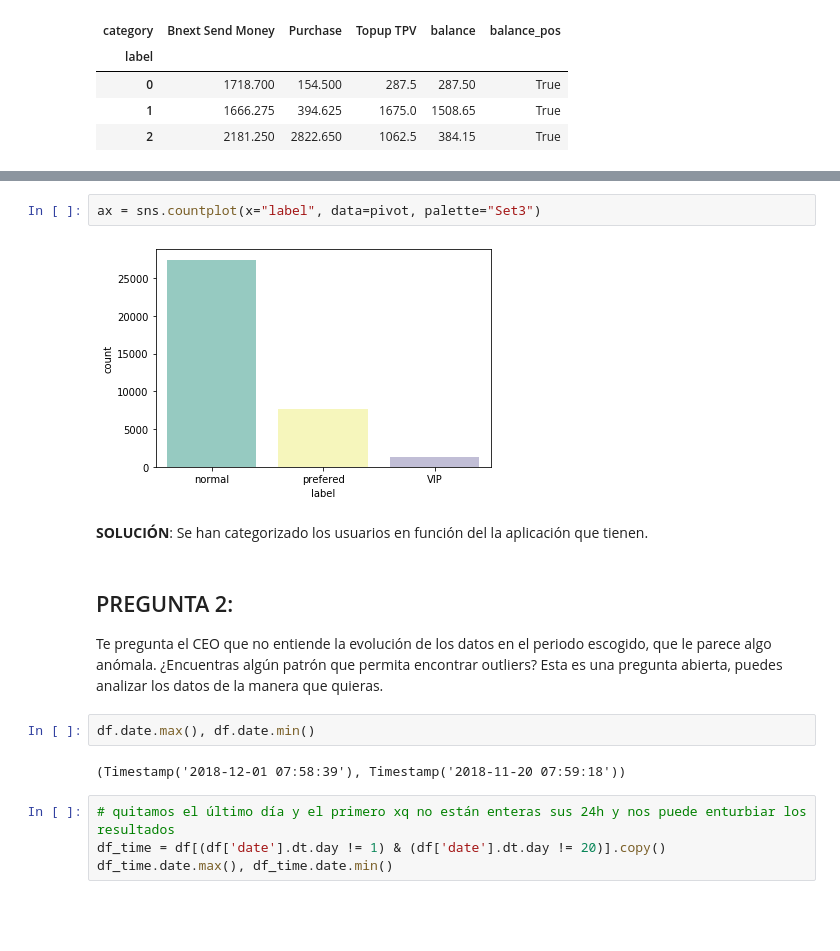
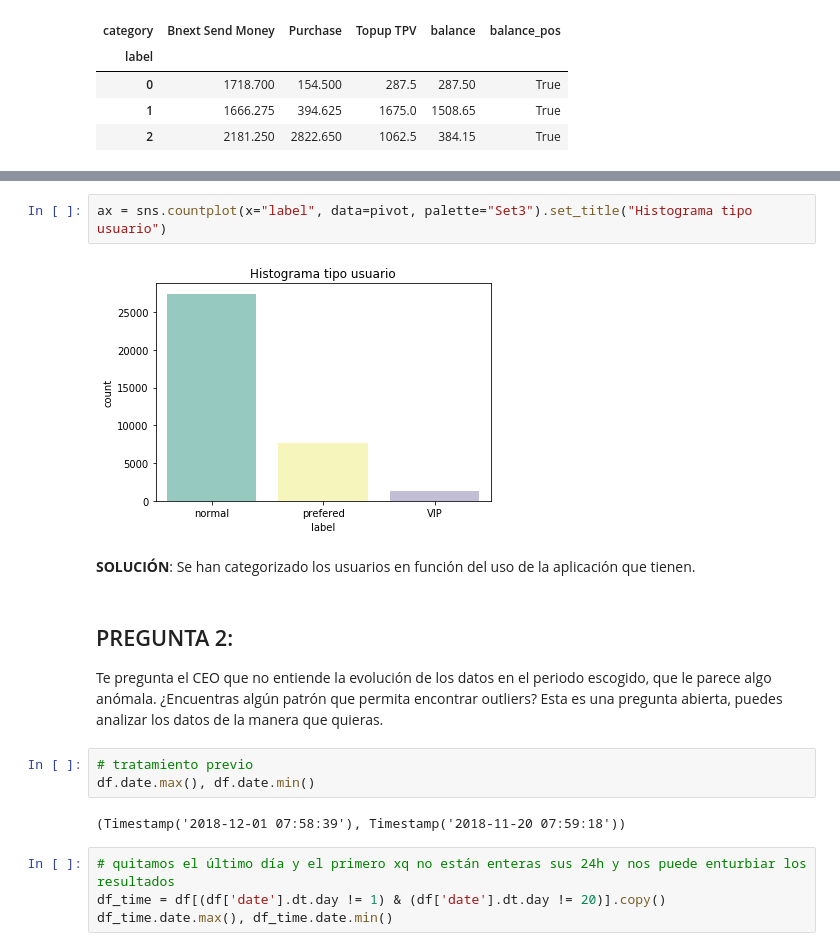
Before and after one commit to albertogcmr/fintech-technical-test, a Jupyter notebook: main.ipynb, the cells around one changed output, grey strips where cells are left out. Saved outputs shown, nothing was run; the diff lists cells and outputs as text; blank space fills up the shorter version.

```diff
--- a/main.ipynb
+++ b/main.ipynb
@@ -149,13 +155,14 @@ pivot.head(10)
 # %%
-ax = sns.countplot(x="label", data=pivot, palette="Set3")
+ax = sns.countplot(x="label", data=pivot, palette="Set3").set_title("Histograma tipo usuario")
 # %% [output]
-[figure, old version]
+[figure, new version]
 # %% [markdown]
-**SOLUCIÓN**: Se han categorizado los usuarios en función del la aplicación que tienen.
+**SOLUCIÓN**: Se han categorizado los usuarios en función del uso de la aplicación que tienen.
 # %% [markdown]
 ## PREGUNTA 2:
 Te pregunta el CEO que no entiende la evolución de los datos en el periodo escogido, que le parece algo anómala. ¿Encuentras algún patrón que permita encontrar outliers? Esta es una pregunta abierta, puedes analizar los datos de la manera que quieras.
 # %%
+# tratamiento previo
 df.date.max(), df.date.min()
 # %% [output]
 (Timestamp('2018-12-01 07:58:39'), Timestamp('2018-11-20 07:59:18'))
```
Also changed, not shown: parts of 13 cells of this notebook, 1 other file.
